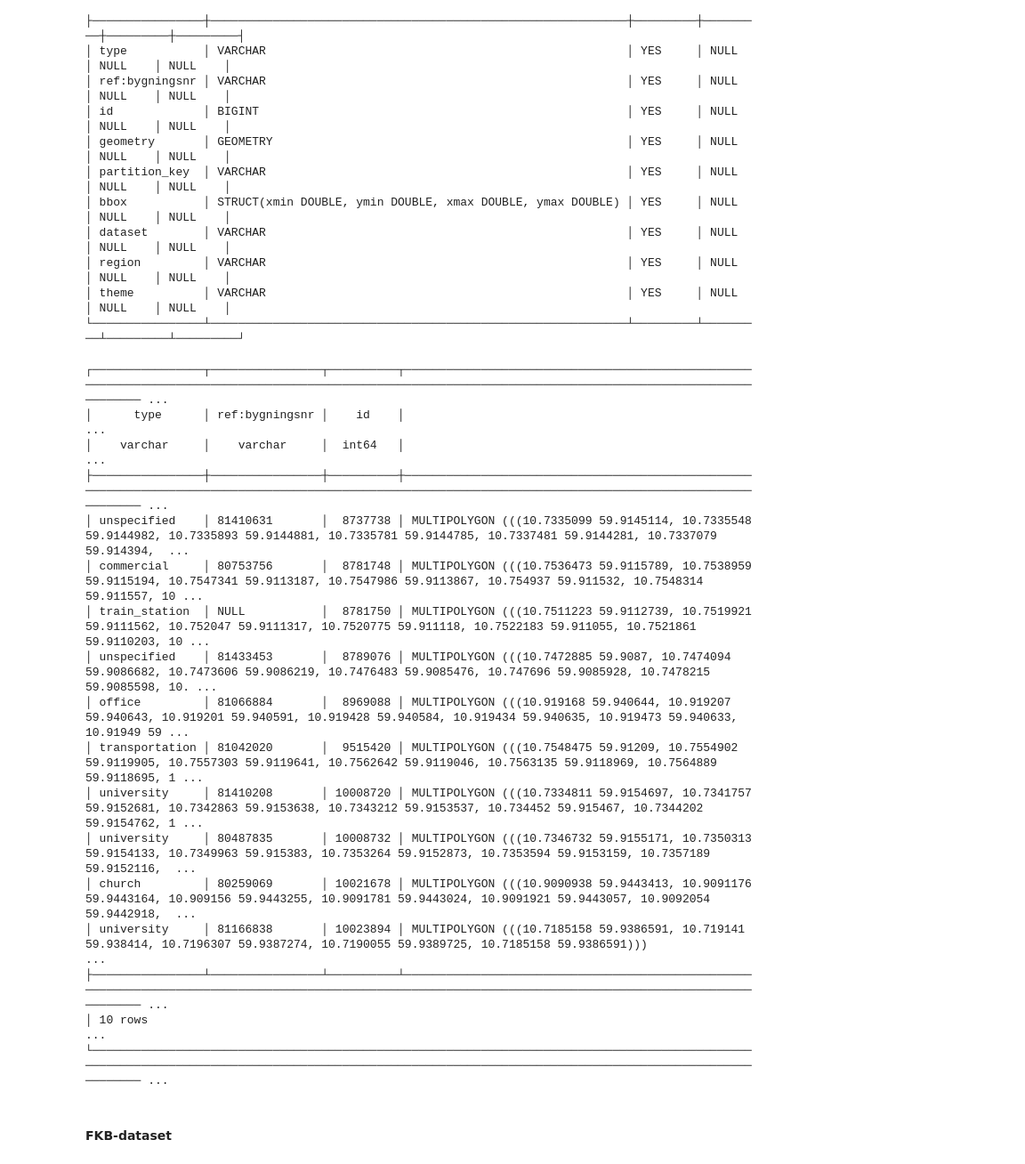
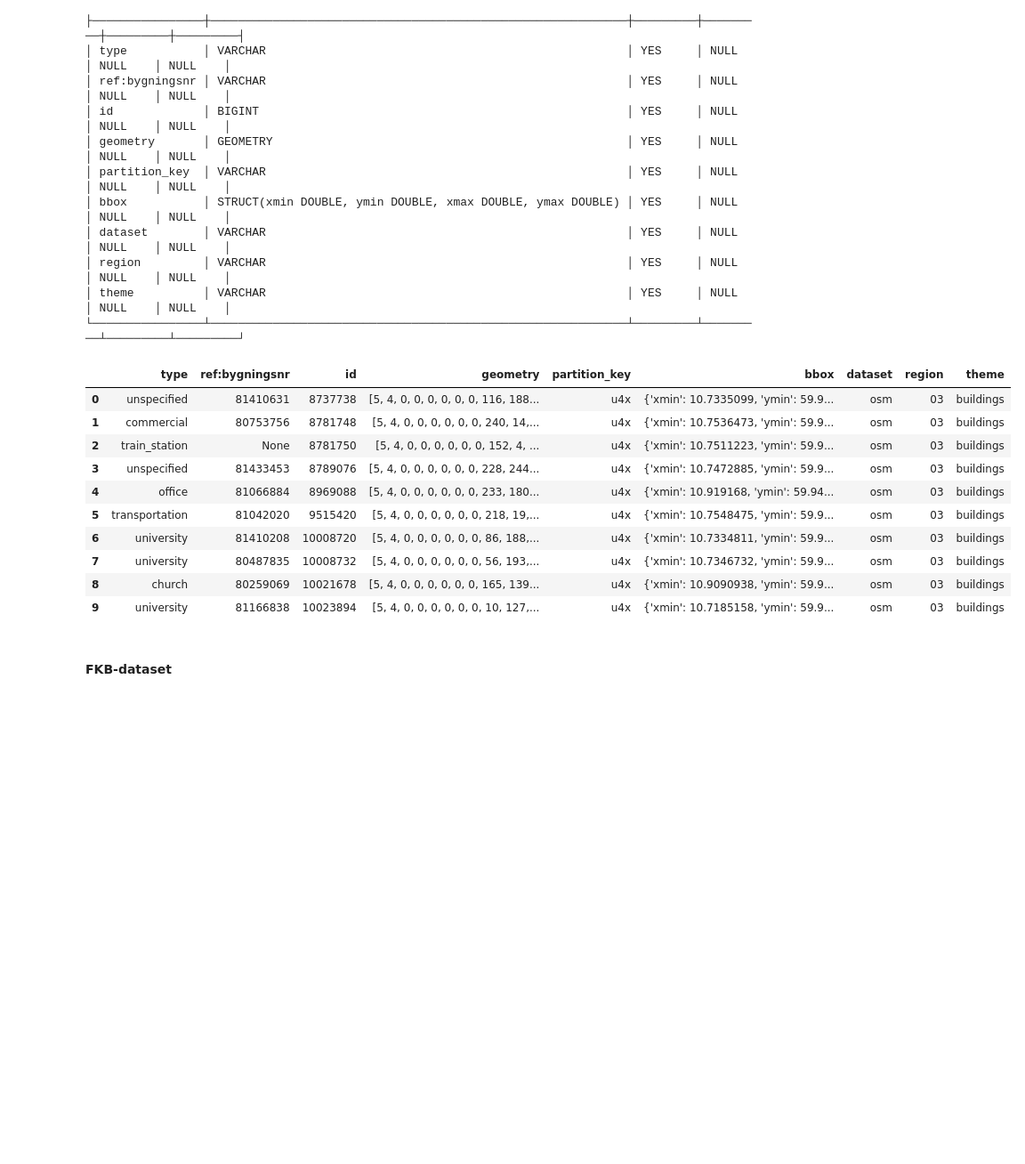
Before and after one commit to kartAI/doppa-data, a Jupyter notebook: src/presentation/notebooks/04-2-conflation-different-sources-search.ipynb, the cells around one changed output. Shown: that part at 89% size. Cells and saved outputs as stored; diff of their text form; code cells hidden in the pictures; blank space fills up the shorter version.

```diff
--- a/src/presentation/notebooks/04-2-conflation-different-sources-search.ipynb
+++ b/src/presentation/notebooks/04-2-conflation-different-sources-search.ipynb
@@ -53,25 +55,19 @@ db.sql(f"DESCRIBE SELECT * FROM '{osm_release}'").show()
 │ theme          │ VARCHAR                                                    │ YES     │ NULL    │ NULL    │ NULL    │
 └────────────────┴────────────────────────────────────────────────────────────┴─────────┴─────────┴─────────┴─────────┘
 # %%
-db.sql(f"SELECT * FROM '{osm_release}' LIMIT 10").show()
+db.execute(f"SELECT * FROM '{osm_release}' LIMIT 10").fetchdf()
 # %% [output]
-┌────────────────┬────────────────┬──────────┬────────────────────────────────────────────────────────────────────────────────────────────────────────────────────────────────────────────────────────── ...
-│      type      │ ref:bygningsnr │    id    │                                                                                                                                                           ...
-│    varchar     │    varchar     │  int64   │                                                                                                                                                           ...
-├────────────────┼────────────────┼──────────┼────────────────────────────────────────────────────────────────────────────────────────────────────────────────────────────────────────────────────────── ...
-│ unspecified    │ 81410631       │  8737738 │ MULTIPOLYGON (((10.7335099 59.9145114, 10.7335548 59.9144982, 10.7335893 59.9144881, 10.7335781 59.9144785, 10.7337481 59.9144281, 10.7337079 59.914394,  ...
-│ commercial     │ 80753756       │  8781748 │ MULTIPOLYGON (((10.7536473 59.9115789, 10.7538959 59.9115194, 10.7547341 59.9113187, 10.7547986 59.9113867, 10.754937 59.911532, 10.7548314 59.911557, 10 ...
-│ train_station  │ NULL           │  8781750 │ MULTIPOLYGON (((10.7511223 59.9112739, 10.7519921 59.9111562, 10.752047 59.9111317, 10.7520775 59.911118, 10.7522183 59.911055, 10.7521861 59.9110203, 10 ...
-│ unspecified    │ 81433453       │  8789076 │ MULTIPOLYGON (((10.7472885 59.9087, 10.7474094 59.9086682, 10.7473606 59.9086219, 10.7476483 59.9085476, 10.747696 59.9085928, 10.7478215 59.9085598, 10. ...
-│ office         │ 81066884       │  8969088 │ MULTIPOLYGON (((10.919168 59.940644, 10.919207 59.940643, 10.919201 59.940591, 10.919428 59.940584, 10.919434 59.940635, 10.919473 59.940633, 10.91949 59 ...
-│ transportation │ 81042020       │  9515420 │ MULTIPOLYGON (((10.7548475 59.91209, 10.7554902 59.9119905, 10.7557303 59.9119641, 10.7562642 59.9119046, 10.7563135 59.9118969, 10.7564889 59.9118695, 1 ...
-│ university     │ 81410208       │ 10008720 │ MULTIPOLYGON (((10.7334811 59.9154697, 10.7341757 59.9152681, 10.7342863 59.9153638, 10.7343212 59.9153537, 10.734452 59.915467, 10.7344202 59.9154762, 1 ...
-│ university     │ 80487835       │ 10008732 │ MULTIPOLYGON (((10.7346732 59.9155171, 10.7350313 59.9154133, 10.7349963 59.915383, 10.7353264 59.9152873, 10.7353594 59.9153159, 10.7357189 59.9152116,  ...
-│ church         │ 80259069       │ 10021678 │ MULTIPOLYGON (((10.9090938 59.9443413, 10.9091176 59.9443164, 10.909156 59.9443255, 10.9091781 59.9443024, 10.9091921 59.9443057, 10.9092054 59.9442918,  ...
-│ university     │ 81166838       │ 10023894 │ MULTIPOLYGON (((10.7185158 59.9386591, 10.719141 59.938414, 10.7196307 59.9387274, 10.7190055 59.9389725, 10.7185158 59.9386591)))                        ...
-├────────────────┴────────────────┴──────────┴────────────────────────────────────────────────────────────────────────────────────────────────────────────────────────────────────────────────────────── ...
-│ 10 rows                                                                                                                                                                                                ...
-└─────────────────────────────────────────────────────────────────────────────────────────────────────────────────────────────────────────────────────────────────────────────────────────────────────── ...
+|  | type | ref:bygningsnr | id | geometry | partition_key | bbox | dataset | region | theme |
+| 0 | unspecified | 81410631 | 8737738 | [5, 4, 0, 0, 0, 0, 0, 0, 116, 188... | u4x | {'xmin': 10.7335099, 'ymin': 59.9... | osm | 03 | buildings |
+| 1 | commercial | 80753756 | 8781748 | [5, 4, 0, 0, 0, 0, 0, 0, 240, 14,... | u4x | {'xmin': 10.7536473, 'ymin': 59.9... | osm | 03 | buildings |
+| 2 | train_station | None | 8781750 | [5, 4, 0, 0, 0, 0, 0, 0, 152, 4, ... | u4x | {'xmin': 10.7511223, 'ymin': 59.9... | osm | 03 | buildings |
+| 3 | unspecified | 81433453 | 8789076 | [5, 4, 0, 0, 0, 0, 0, 0, 228, 244... | u4x | {'xmin': 10.7472885, 'ymin': 59.9... | osm | 03 | buildings |
+| 4 | office | 81066884 | 8969088 | [5, 4, 0, 0, 0, 0, 0, 0, 233, 180... | u4x | {'xmin': 10.919168, 'ymin': 59.94... | osm | 03 | buildings |
+| 5 | transportation | 81042020 | 9515420 | [5, 4, 0, 0, 0, 0, 0, 0, 218, 19,... | u4x | {'xmin': 10.7548475, 'ymin': 59.9... | osm | 03 | buildings |
+| 6 | university | 81410208 | 10008720 | [5, 4, 0, 0, 0, 0, 0, 0, 86, 188,... | u4x | {'xmin': 10.7334811, 'ymin': 59.9... | osm | 03 | buildings |
+| 7 | university | 80487835 | 10008732 | [5, 4, 0, 0, 0, 0, 0, 0, 56, 193,... | u4x | {'xmin': 10.7346732, 'ymin': 59.9... | osm | 03 | buildings |
+| 8 | church | 80259069 | 10021678 | [5, 4, 0, 0, 0, 0, 0, 0, 165, 139... | u4x | {'xmin': 10.9090938, 'ymin': 59.9... | osm | 03 | buildings |
+| 9 | university | 81166838 | 10023894 | [5, 4, 0, 0, 0, 0, 0, 0, 10, 127,... | u4x | {'xmin': 10.7185158, 'ymin': 59.9... | osm | 03 | buildings |
 # %% [markdown]
 #### FKB-dataset
 # %%
```
Also changed, not shown: parts of 35 cells of this notebook.
